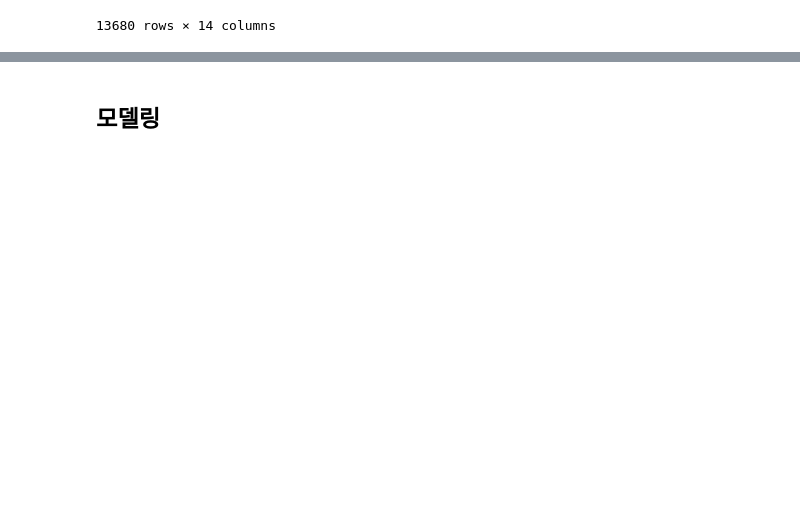
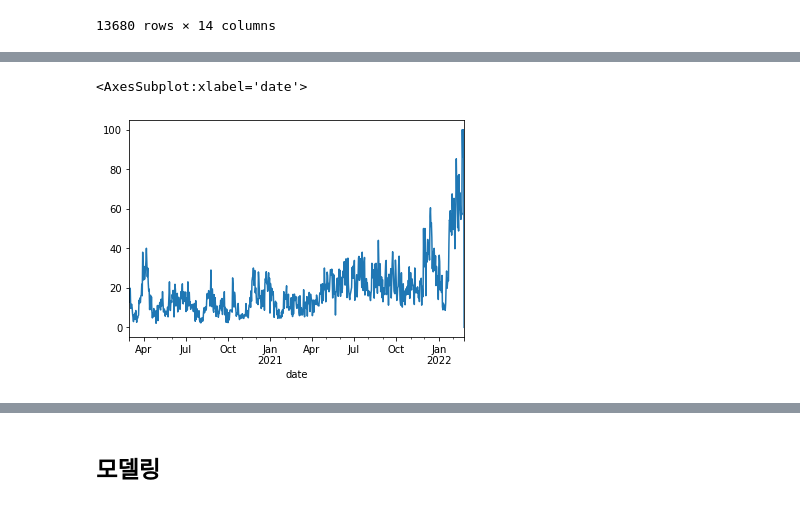
Before and after one commit to Kim-inhwan/forecast-covid, a Jupyter notebook: notebooks/modeling.ipynb, the cells around one changed output, grey strips where cells are left out. Saved outputs shown, nothing was run; the diff lists cells and outputs as text; code cells hidden in the pictures; blank space fills up the shorter version.

```diff
--- a/notebooks/modeling.ipynb
+++ b/notebooks/modeling.ipynb
@@ -76,3 +76,6 @@ covid_data
 | 13678 | 2022-02-20 08:53:21.989 | 14 | 16102 | 제주 | 济州 | Jeju | 1231 | 10083 | 1231 | ... |
 | 13679 | 2022-02-20 08:53:21.99 | 16 | 9501 | 검역 | 隔離區 | Lazaretto | 20 | 8653 | 0 | ... |
 13680 rows × 14 columns
+# %%
+trends_data = dailydata.get_daily_data('선별진료소', 2020, 3, 2022, 2, geo='KR')
+trends_data
@@ -78,0 +114,9 @@ covid_data
+# %%
+for keyword in ['자가격리', '코로나 증상']:
+    tmp_df = dailydata.get_daily_data(keyword, 2020, 3, 2022, 2, geo='KR', verbose=False)
+    trends_data = pd.concat([trends_data, tmp_df[[keyword + '_unscaled', keyword]]], axis=1)
+# %%
+trends_data['자가격리'].plot()
+# %% [output]
+<AxesSubplot:xlabel='date'>
+[figure, added]
```
Also changed, not shown: parts of 26 cells of this notebook, 1 other file.
